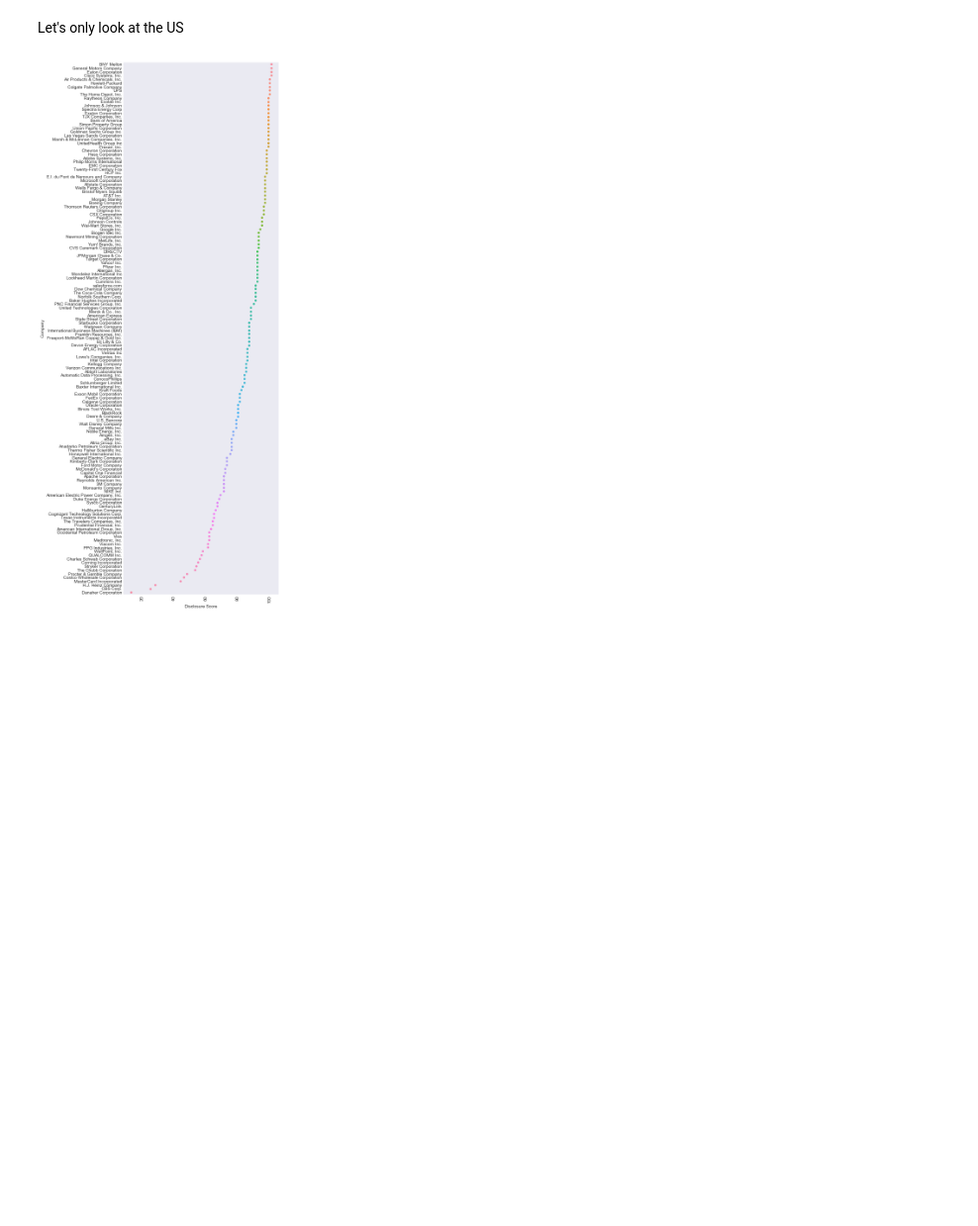
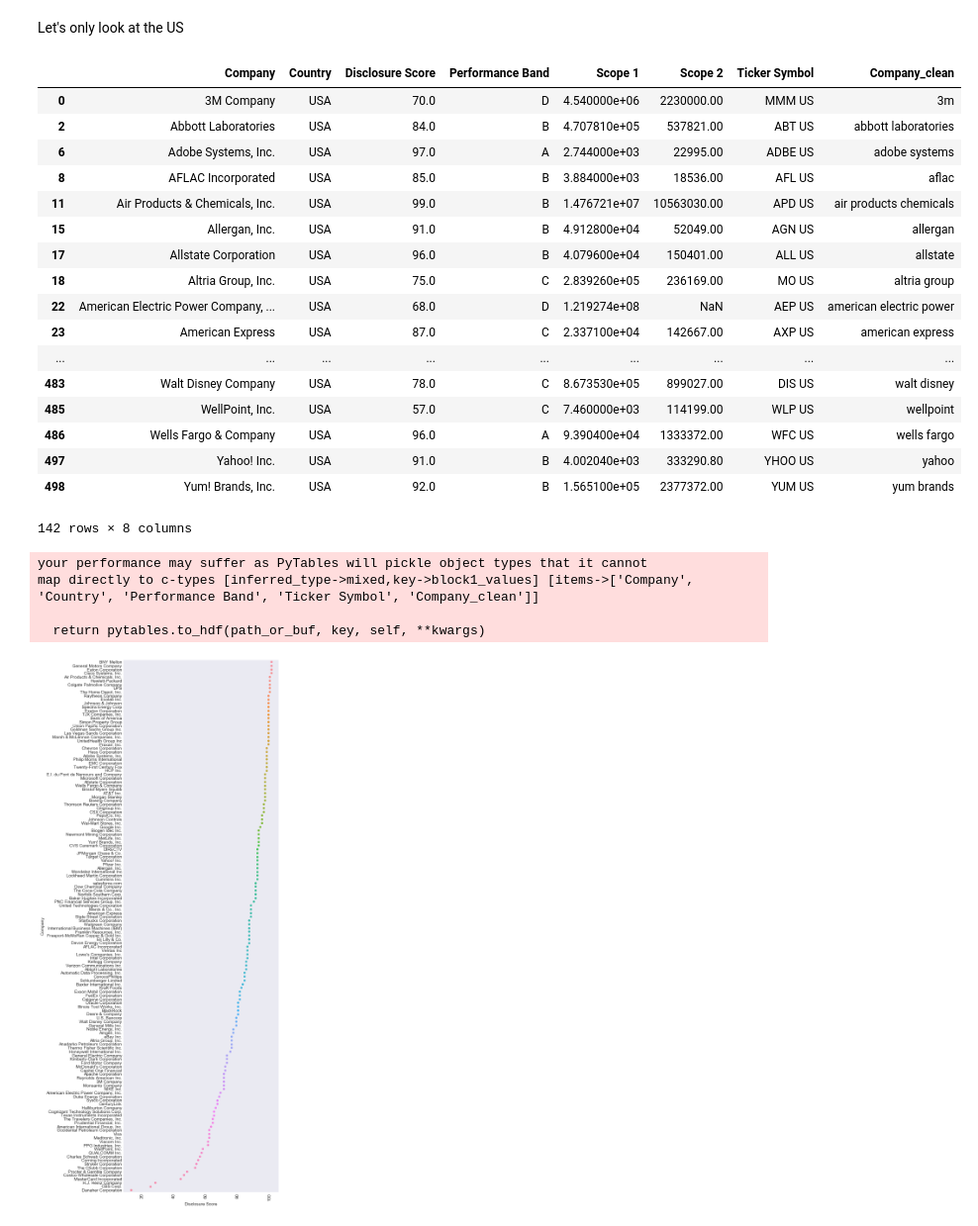
Before and after one commit to kellieotto/clean_energy_hack, a Jupyter notebook: notebooks/01-cdp_emissions_data_exploration.ipynb, the cells around one changed output. Shown: that part at 99% size. Drawn from its saved outputs; the diff is of its cells as text; code cells hidden in the pictures; blank space fills up the shorter version.

```diff
--- a/notebooks/01-cdp_emissions_data_exploration.ipynb
+++ b/notebooks/01-cdp_emissions_data_exploration.ipynb
@@ -71,6 +69,43 @@ Let's only look at the US
 # %%
 us_emissions = emissions[emissions['Country'] == 'USA']
 us_emissions = us_emissions[us_emissions['Disclosure Score'].notnull()]
+# %%
+us_emissions['Company_clean'] = us_emissions['Company'].str.lower()
+us_emissions['Company_clean'] = us_emissions['Company_clean'].str.replace('[^\w\s]','')
+us_emissions['Company_clean'] = us_emissions['Company_clean'].str.replace(" incorporated", "")
+us_emissions['Company_clean'] = us_emissions['Company_clean'].str.replace(" company", "")
+us_emissions['Company_clean'] = us_emissions['Company_clean'].str.replace(" corporation", "")
+us_emissions['Company_clean'] = us_emissions['Company_clean'].str.replace(" inc", "")
+us_emissions['Company_clean'] = us_emissions['Company_clean'].str.replace(" ltd", "")
+us_emissions['Company_clean'] = us_emissions['Company_clean'].str.replace(" corp", "")
+# %%
+us_emissions
+# %% [output]
+|  | Company | Country | Disclosure Score | Performance Band | Scope 1 | Scope 2 | Ticker Symbol | Company_clean |
+| 0 | 3M Company | USA | 70.0 | D | 4.540000e+06 | 2230000.00 | MMM US | 3m |
+| 2 | Abbott Laboratories | USA | 84.0 | B | 4.707810e+05 | 537821.00 | ABT US | abbott laboratories |
+| 6 | Adobe Systems, Inc. | USA | 97.0 | A | 2.744000e+03 | 22995.00 | ADBE US | adobe systems |
+| 8 | AFLAC Incorporated | USA | 85.0 | B | 3.884000e+03 | 18536.00 | AFL US | aflac |
+| 11 | Air Products & Chemicals, Inc. | USA | 99.0 | B | 1.476721e+07 | 10563030.00 | APD US | air products chemicals |
+| 15 | Allergan, Inc. | USA | 91.0 | B | 4.912800e+04 | 52049.00 | AGN US | allergan |
+| 17 | Allstate Corporation | USA | 96.0 | B | 4.079600e+04 | 150401.00 | ALL US | allstate |
+| 18 | Altria Group, Inc. | USA | 75.0 | C | 2.839260e+05 | 236169.00 | MO US | altria group |
+| 22 | American Electric Power Company, ... | USA | 68.0 | D | 1.219274e+08 | NaN | AEP US | american electric power |
+| 23 | American Express | USA | 87.0 | C | 2.337100e+04 | 142667.00 | AXP US | american express |
+| ... | ... | ... | ... | ... | ... | ... | ... | ... |
+| 483 | Walt Disney Company | USA | 78.0 | C | 8.673530e+05 | 899027.00 | DIS US | walt disney |
+| 485 | WellPoint, Inc. | USA | 57.0 | C | 7.460000e+03 | 114199.00 | WLP US | wellpoint |
+| 486 | Wells Fargo & Company | USA | 96.0 | A | 9.390400e+04 | 1333372.00 | WFC US | wells fargo |
+| 497 | Yahoo! Inc. | USA | 91.0 | B | 4.002040e+03 | 333290.80 | YHOO US | yahoo |
+| 498 | Yum! Brands, Inc. | USA | 92.0 | B | 1.565100e+05 | 2377372.00 | YUM US | yum brands |
+142 rows × 8 columns
+# %%
+us_emissions.to_hdf('../data/us_emissions.h5', 'us_emissions')
+# %% [output]
+your performance may suffer as PyTables will pickle object types that it cannot
+map directly to c-types [inferred_type->mixed,key->block1_values] [items->['Company', 'Country', 'Performance Band', 'Ticker Symbol', 'Company_clean']]
+
+  return pytables.to_hdf(path_or_buf, key, self, **kwargs)
 # %%
 f, ax = plt.subplots(figsize=(8,18))
 sns.stripplot(y="Company", x="Disclosure Score",
```
Also changed, not shown: parts of 2 cells of this notebook, 2 other files.
